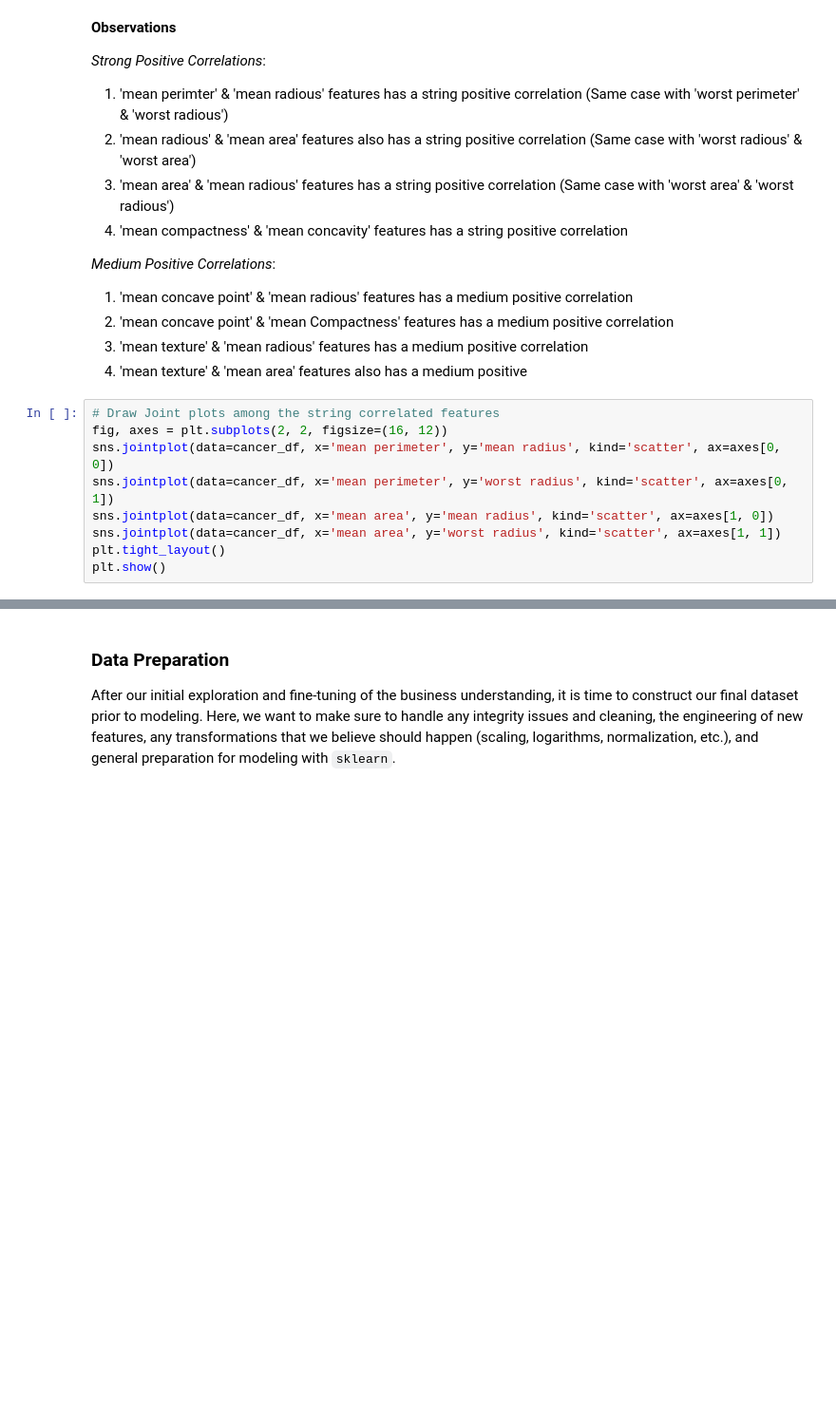
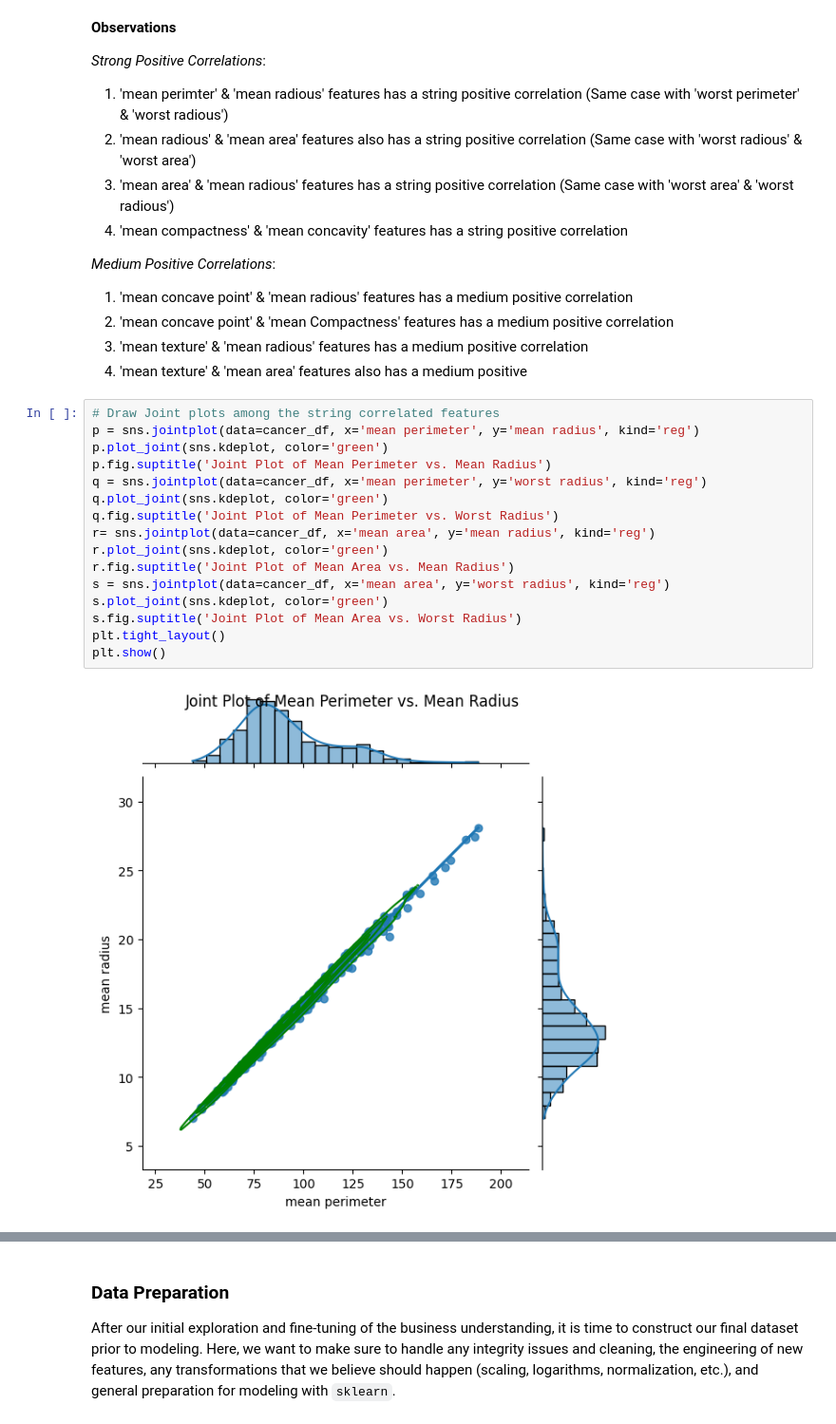
Before and after one commit to purnachand1186/Breast_Cancer_Analysis_ML, a Jupyter notebook: Breast_Cancer_Analysis.ipynb, the cells around one changed output, grey strips where cells are left out. Shown at 95% size. Cells and saved outputs as stored; diff of their text form; blank space fills up the shorter version.

```diff
--- a/Breast_Cancer_Analysis.ipynb
+++ b/Breast_Cancer_Analysis.ipynb
@@ -240,10 +240,19 @@ plt.show()
 4.  'mean texture' & 'mean area' features also has a medium positive
 # %%
 # Draw Joint plots among the string correlated features
-fig, axes = plt.subplots(2, 2, figsize=(16, 12))
-sns.jointplot(data=cancer_df, x='mean perimeter', y='mean radius', kind='scatter', ax=axes[0, 0])
-sns.jointplot(data=cancer_df, x='mean perimeter', y='worst radius', kind='scatter', ax=axes[0, 1])
-sns.jointplot(data=cancer_df, x='mean area', y='mean radius', kind='scatter', ax=axes[1, 0])
-sns.jointplot(data=cancer_df, x='mean area', y='worst radius', kind='scatter', ax=axes[1, 1])
+p = sns.jointplot(data=cancer_df, x='mean perimeter', y='mean radius', kind='reg')
+p.plot_joint(sns.kdeplot, color='green')
+p.fig.suptitle('Joint Plot of Mean Perimeter vs. Mean Radius')
+q = sns.jointplot(data=cancer_df, x='mean perimeter', y='worst radius', kind='reg')
+q.plot_joint(sns.kdeplot, color='green')
+q.fig.suptitle('Joint Plot of Mean Perimeter vs. Worst Radius')
+r= sns.jointplot(data=cancer_df, x='mean area', y='mean radius', kind='reg')
+r.plot_joint(sns.kdeplot, color='green')
+r.fig.suptitle('Joint Plot of Mean Area vs. Mean Radius')
+s = sns.jointplot(data=cancer_df, x='mean area', y='worst radius', kind='reg')
+s.plot_joint(sns.kdeplot, color='green')
+s.fig.suptitle('Joint Plot of Mean Area vs. Worst Radius')
 plt.tight_layout()
 plt.show()
+# %% [output]
+[figure, added]
```
Also changed, not shown: parts of 3 cells of this notebook.
